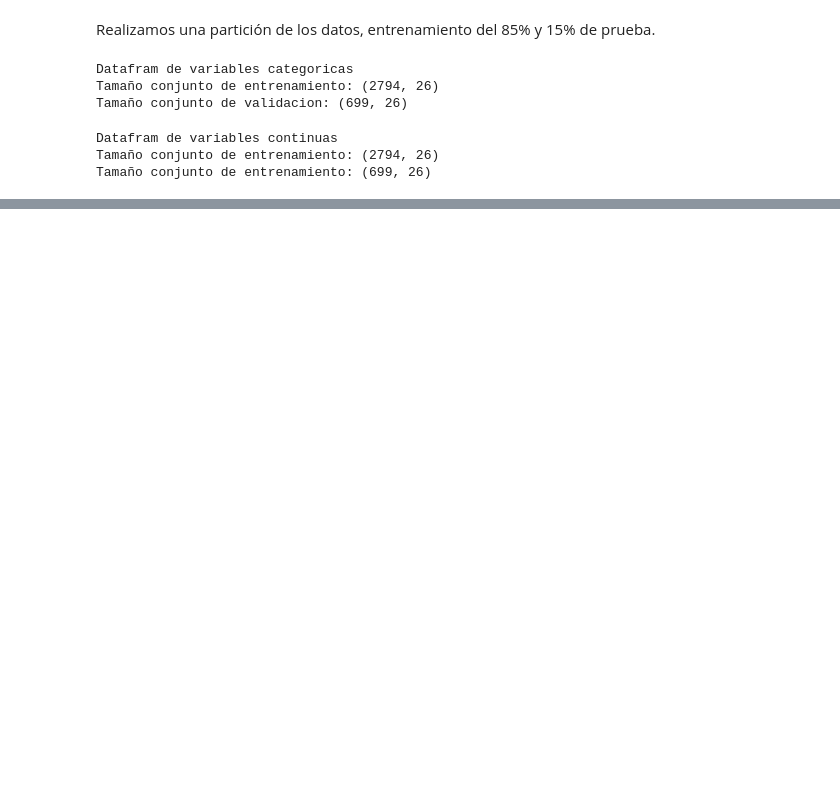
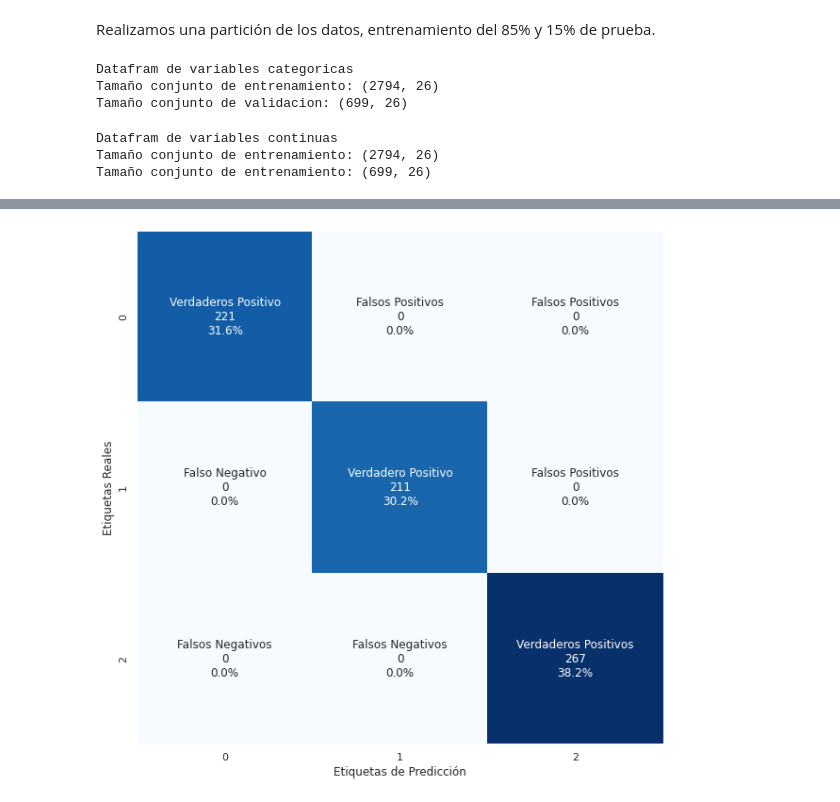
Before and after one commit to PosgradoMNA/actividades-de-aprendizaje-dsercam, a Jupyter notebook: RetoFinal/RetoFinal_Entrega2_A01182676.ipynb, the cells around one changed output, grey strips where cells are left out. Saved outputs shown, nothing was run; the diff lists cells and outputs as text; code cells hidden in the pictures; blank space fills up the shorter version.

```diff
--- a/RetoFinal/RetoFinal_Entrega2_A01182676.ipynb
+++ b/RetoFinal/RetoFinal_Entrega2_A01182676.ipynb
@@ -1004,0 +995,22 @@ np.mean(resultsConTrainingDT['test_score'])
+# %%
+#graph de confusion matrix
+def graphConfusionMatirx(confusionMatrixResult):
+  txt = ['Verdaderos Positivo','Falsos Positivos','Falsos Positivos','Falso Negativo','Verdadero Positivo','Falsos Positivos','Falsos Negativos','Falsos Negativos','Verdaderos Positivos']
+  frecuencia = ["{0:0.0f}".format(value) for value in confusionMatrixResult.flatten()]
+  porcentaje = ["{0:.1%}".format(value) for value in confusionMatrixResult.flatten()/np.sum(confusionMatrixResult)]
+
+  labels = [f"{v1}\n{v2}\n{v3}" for v1, v2, v3 in zip(txt,frecuencia,porcentaje)]
+  labels = np.asarray(labels).reshape(3,3)
+
+  sns.set(rc={'figure.figsize':(10,10)})
+  ax = sns.heatmap(confusionMatrixResult, annot=labels, fmt='', cmap='Blues', cbar=False)
+  ax.set(ylabel="Etiquetas Reales", xlabel="Etiquetas de Predicción")
+  plt.show()
+# %%
+classification_report,
+pipelineRFCat.fit(X_cat_train, y_cat_train)
+y_hat = pipelineRFCat.predict(X_cat_val)
+target_names = [0, 1, 2]
+cm = confusion_matrix(y_cat_val, y_hat)
+print("Random Forest Classifier - Categorical data set - ")
+print(classification_report(y_cat_val, y_hat, labels = target_names))
@@ -1004,0 +1028,4 @@ np.mean(resultsConTrainingDT['test_score'])
+# %%
+graphConfusionMatirx(cm)
+# %% [output]
+[figure, added]
```
Also changed, not shown: parts of 32 cells of this notebook.
